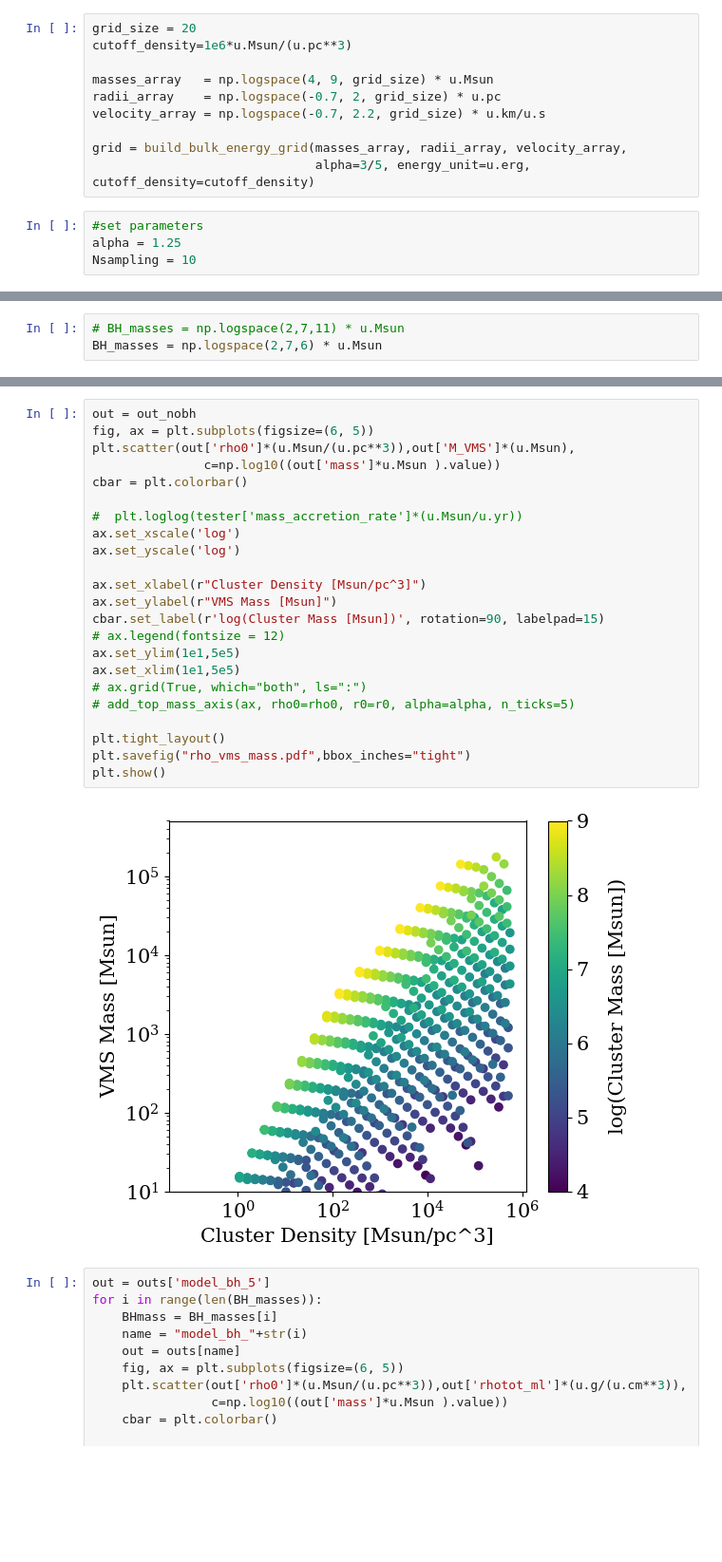
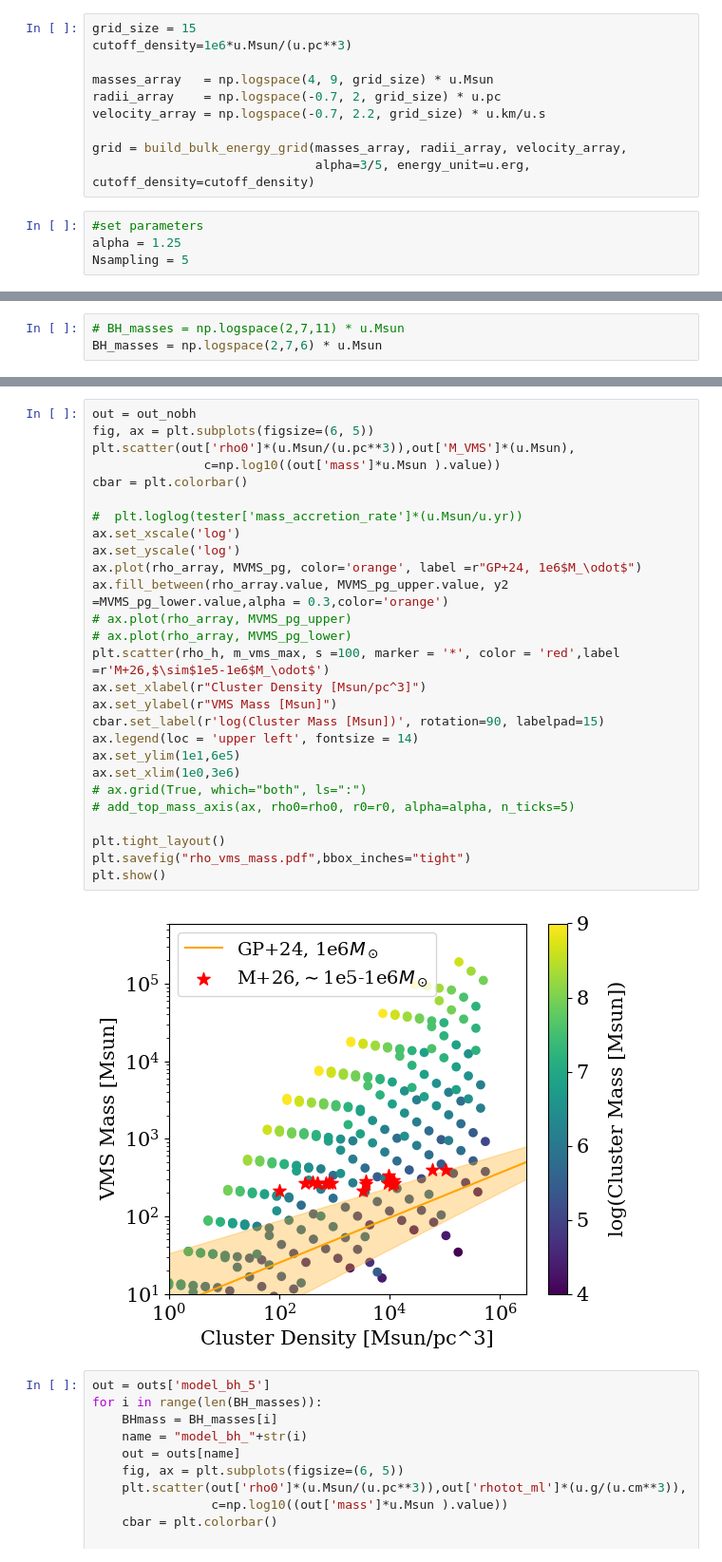
Before and after one commit to astro-claire/timescale-plots, a Jupyter notebook: modelv2.ipynb, the cells around one changed output, grey strips where cells are left out. Shown at 95% size. Drawn from its saved outputs; the diff is of its cells as text; blank space fills up the shorter version.

Commit message:
Added theoretical comparison to plot

```diff
--- a/modelv2.ipynb
+++ b/modelv2.ipynb
@@ -14,7 +14,7 @@ cosmo = FlatLambdaCDM(71,0.27,Ob0=0.044, Tcmb0=2.726 *u.K)
 plt.rcParams['font.family'] = 'serif'
 plt.rcParams['font.size'] = 15
 # %%
-grid_size = 20
+grid_size = 15
 cutoff_density=1e6*u.Msun/(u.pc**3)
 
 masses_array   = np.logspace(4, 9, grid_size) * u.Msun
@@ -26,7 +26,7 @@ grid = build_bulk_energy_grid(masses_array, radii_array, velocity_array,
 # %%
 #set parameters
 alpha = 1.25
-Nsampling = 10
+Nsampling = 5
 # %%
 #create the timescale object
 
@@ -113,28 +213,32 @@ plt.show()
 # %%
 out = out_nobh
 fig, ax = plt.subplots(figsize=(6, 5))
 plt.scatter(out['rho0']*(u.Msun/(u.pc**3)),out['M_VMS']*(u.Msun),
                c=np.log10((out['mass']*u.Msun ).value))
 cbar = plt.colorbar()
 
 #  plt.loglog(tester['mass_accretion_rate']*(u.Msun/u.yr))
 ax.set_xscale('log')
 ax.set_yscale('log')
-
+ax.plot(rho_array, MVMS_pg, color='orange', label =r"GP+24, 1e6$M_\odot$")
+ax.fill_between(rho_array.value, MVMS_pg_upper.value, y2 =MVMS_pg_lower.value,alpha = 0.3,color='orange')
+# ax.plot(rho_array, MVMS_pg_upper)
+# ax.plot(rho_array, MVMS_pg_lower)
+plt.scatter(rho_h, m_vms_max, s =100, marker = '*', color = 'red',label =r'M+26,$\sim$1e5-1e6$M_\odot$')
 ax.set_xlabel(r"Cluster Density [Msun/pc^3]")
 ax.set_ylabel(r"VMS Mass [Msun]")
 cbar.set_label(r'log(Cluster Mass [Msun])', rotation=90, labelpad=15)
-# ax.legend(fontsize = 12)
-ax.set_ylim(1e1,5e5)
-ax.set_xlim(1e1,5e5)
+ax.legend(loc = 'upper left', fontsize = 14)
+ax.set_ylim(1e1,6e5)
+ax.set_xlim(1e0,3e6)
 # ax.grid(True, which="both", ls=":")
 # add_top_mass_axis(ax, rho0=rho0, r0=r0, alpha=alpha, n_ticks=5)
 
 plt.tight_layout()
 plt.savefig("rho_vms_mass.pdf",bbox_inches="tight")
 plt.show()
 # %% [output]
-[figure, old version]
+[figure, new version]
 # %%
 out = outs['model_bh_5']
 for i in range(len(BH_masses)):
```
Also changed, not shown: parts of 7 cells of this notebook.
